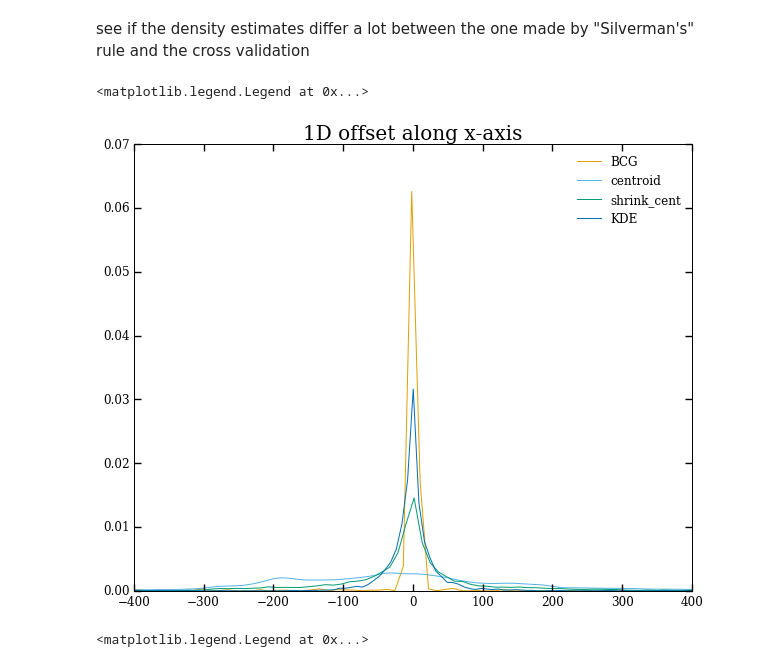
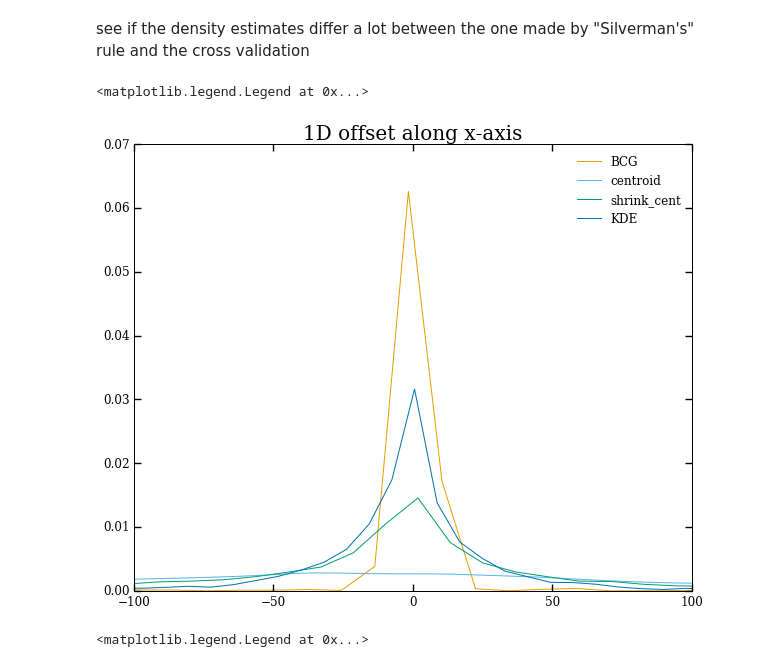
Before and after one commit to karenyyng/galaxy_DM_offset, a Jupyter notebook: code/analyses/fig5_offset_distribution.ipynb, the cells around one changed output. Cells and saved outputs as stored; diff of their text form; code cells hidden in the pictures.

```diff
--- a/code/analyses/fig5_offset_distribution.ipynb
+++ b/code/analyses/fig5_offset_distribution.ipynb
@@ -218,19 +217,19 @@ sum_stat_df.ix['BCG', 'loc']
 see if the density estimates differ a lot between the one made by "Silverman's" rule and
 the cross validation
 # %%
-plt.
+
 for stat in ['BCG', u'centroid', u'shrink_cent', u'KDE']:
 
     fhat = get_KDE.do_1D_KDE(np.array(dom_peak_df["Delta_x_" + stat]),
                              convert_to_py_format=True)
     plt.plot(fhat['eval_points'], fhat['estimate'], label=stat)
 
-plt.xlim(-400, 400)
+plt.xlim(-100, 100)
 plt.title('1D offset along x-axis')
 plt.legend()
 # %% [output]
 <matplotlib.legend.Legend at 0x...>
-[figure, old version]
+[figure, new version]
 # %%
 color = {'BCG': 'r',
          'centroid': 'g',
```
Also changed, not shown: parts of 4 cells of this notebook, 2 other files.
